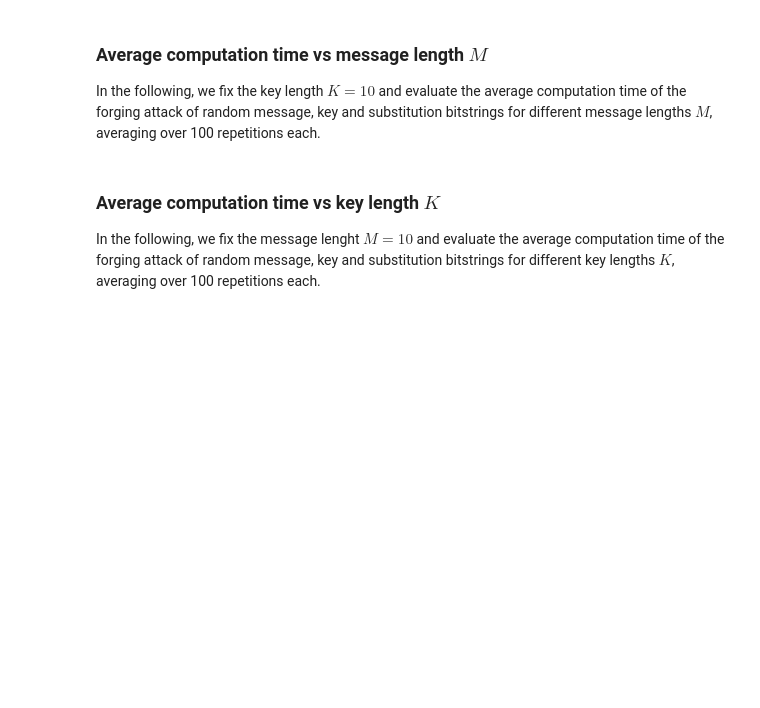
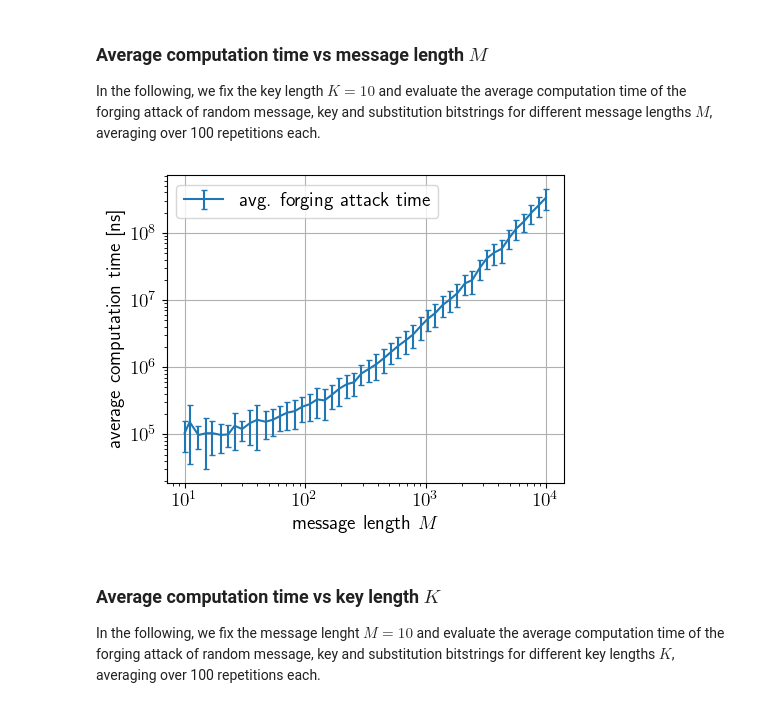
Before and after one commit to lm-schulze/InfoSec, a Jupyter notebook: Lab3.ipynb, the cells around one changed output. Saved outputs shown, nothing was run; the diff lists cells and outputs as text; code cells hidden in the pictures; blank space fills up the shorter version.

```diff
--- a/Lab3.ipynb
+++ b/Lab3.ipynb
@@ -415,7 +435,7 @@ In the following, we fix the key length $K=10$ and evaluate the average computat
 # %%
 # time the forging attack
 K = 10 # fixed key length
-M_vals = np.logspace(1, 5, 50, dtype=int) # values of message length M to test
+M_vals = np.logspace(1, 4, 50, dtype=int) # values of message length M to test
 N = 100 # repetitions per M_val
 avg_time_M = np.empty(len(M_vals), dtype=float) # save average computation time for each M
 std_time_M = np.empty(len(M_vals), dtype=float) # save stddev of computation time for each M
@@ -432,17 +452,19 @@ for j, M in enumerate(M_vals):
     std_time_M[j] = np.std(time_arr) # save time stddev
 # %%
 # make plot
-fig, ax = plt.subplots(figsize=(7, 5), tight_layout=True)
-ax.errorbar(M_vals, avg_time_M, yerr=std_time_M, label="avg forging attack time", capsize=2)
+fig, ax = plt.subplots(figsize=(5, 4), tight_layout=True)
+ax.errorbar(M_vals, avg_time_M, yerr=std_time_M, label="avg. forging attack time", capsize=2)
 ax.legend(loc='best')
 ax.set_xlabel("message length $M$")
 ax.set_ylabel("average computation time [ns]")
 ax.set_xscale('log')
 ax.set_yscale('log')
-ax.set_title('Average computation time for forging attack over message length $M$')
+#ax.set_title('Average computation time for forging attack over message length $M$')
 ax.grid()
 fig.savefig("forg_attack_time_vs_M", dpi=1000)
 plt.show()
+# %% [output]
+[figure, added]
 # %% [markdown]
 ### Average computation time vs key length $K$
 In the following, we fix the message lenght $M=10$ and evaluate the average computation time of the forging attack of random message, key and substitution bitstrings for different key lengths $K$, averaging over 100 repetitions each.
```
Also changed, not shown: parts of 24 cells of this notebook.
